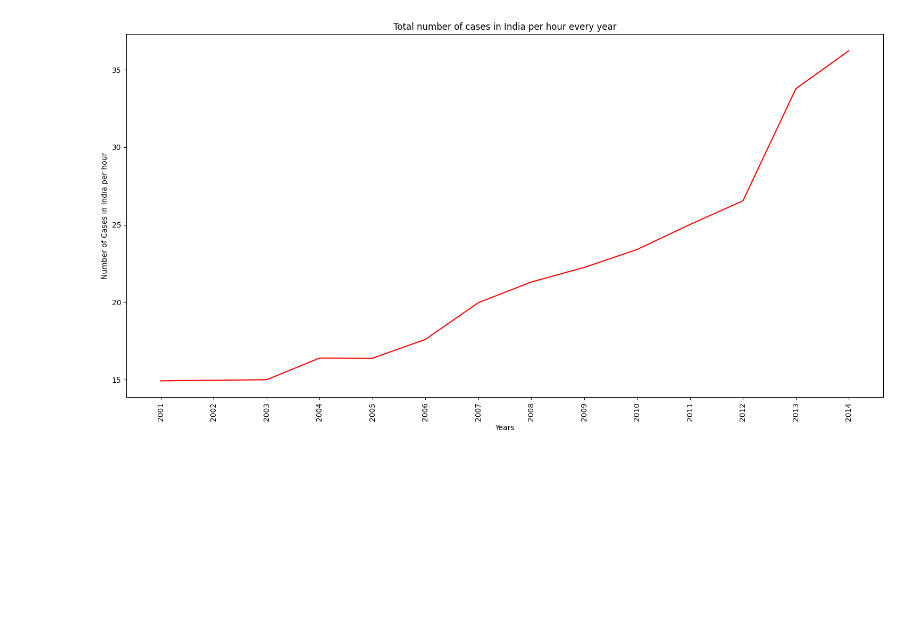
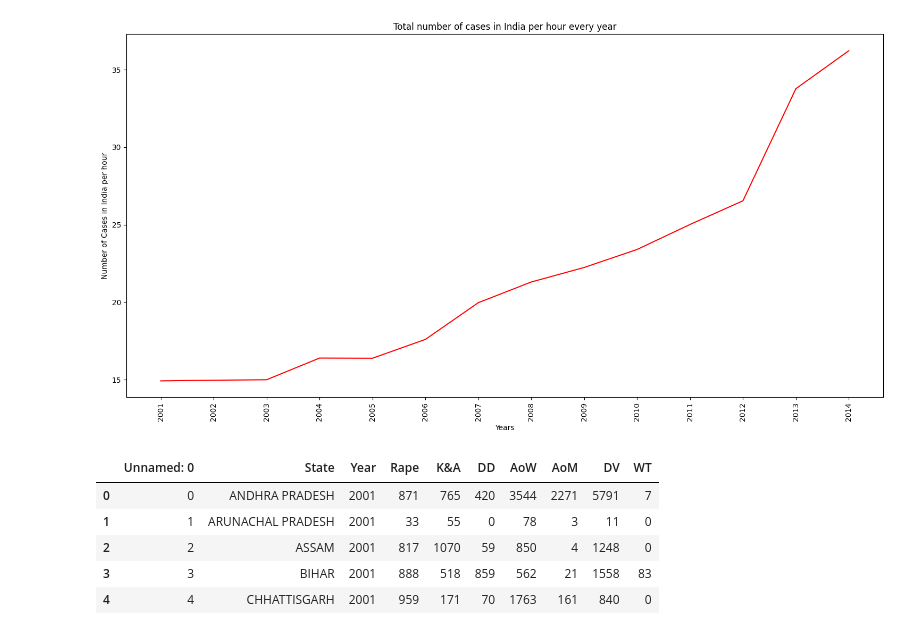
Before and after one commit to gowtham1035/Crimes-against-women, a Jupyter notebook: analysis.ipynb, the cells around one changed output. Saved outputs shown, nothing was run; the diff lists cells and outputs as text; code cells hidden in the pictures; blank space fills up the shorter version.

```diff
--- a/analysis.ipynb
+++ b/analysis.ipynb
@@ -847,0 +852,11 @@ plt.show()
+# %%
+file_path = 'CrimesOnWomenData.csv'
+data = pd.read_csv(file_path)
+data.head()
+# %% [output]
+|  | Unnamed: 0 | State | Year | Rape | K&A | DD | AoW | AoM | DV | WT |
+| 0 | 0 | ANDHRA PRADESH | 2001 | 871 | 765 | 420 | 3544 | 2271 | 5791 | 7 |
+| 1 | 1 | ARUNACHAL PRADESH | 2001 | 33 | 55 | 0 | 78 | 3 | 11 | 0 |
+| 2 | 2 | ASSAM | 2001 | 817 | 1070 | 59 | 850 | 4 | 1248 | 0 |
+| 3 | 3 | BIHAR | 2001 | 888 | 518 | 859 | 562 | 21 | 1558 | 83 |
+| 4 | 4 | CHHATTISGARH | 2001 | 959 | 171 | 70 | 1763 | 161 | 840 | 0 |
```
Also changed, not shown: parts of 5 cells of this notebook.
